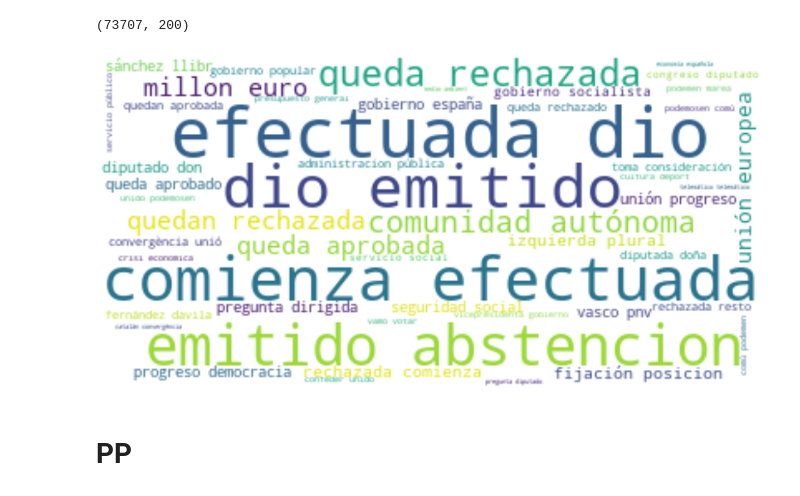
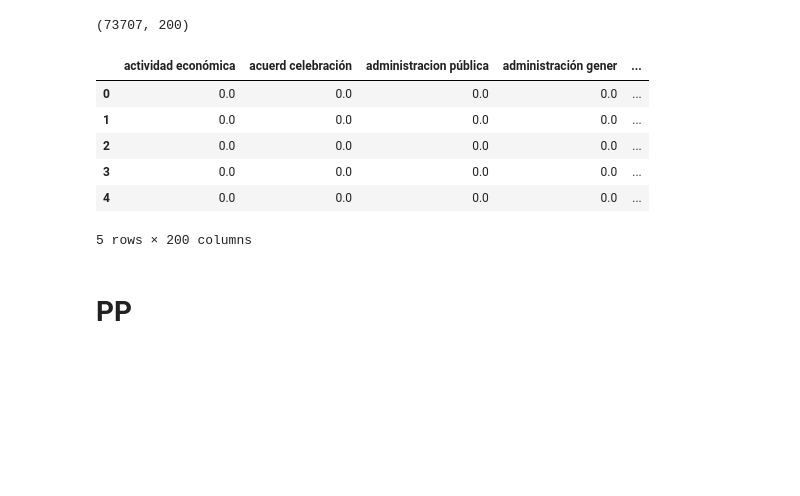
Before and after one commit to LCaravaggio/politext, a Jupyter notebook: Nuevas_Ideas_Politext.ipynb, the cells around one changed output. Drawn from its saved outputs; the diff is of its cells as text; code cells hidden in the pictures; blank space fills up the shorter version.

```diff
--- a/Nuevas_Ideas_Politext.ipynb
+++ b/Nuevas_Ideas_Politext.ipynb
@@ -67,7 +67,7 @@ See the caveats in the documentation: https://pandas.pydata.org/pandas-docs/stab
 # %%
 from sklearn.feature_extraction.text import TfidfVectorizer
 # %%
-tfidf=TfidfVectorizer(ngram_range=[2,2], max_features=200, stop_words=stopwords, max_df=0.99, min_df=0.001)
+tfidf=TfidfVectorizer(ngram_range=[2,2], max_features=200, stop_words=stopwords, max_df=0.95, min_df=0.001)
 # %%
 base['tokens']=base["tokens"].map(' '.join)
 # %%
@@ -86,11 +83,13 @@ Cloud = WordCloud(background_color="white", max_words=50).generate_from_frequenc
-# %%
-import matplotlib.pyplot as plt
-plt.figure(figsize=(20,10))
-plt.imshow(Cloud, interpolation='bilinear')
-plt.axis("off")
-plt.show()
-# %% [output]
-[figure, removed]
+# %%
+df.head()
+# %% [output]
+|  | actividad económica | acuerd celebración | administracion pública | administración gener | ... |
+| 0 | 0.0 | 0.0 | 0.0 | 0.0 | ... |
+| 1 | 0.0 | 0.0 | 0.0 | 0.0 | ... |
+| 2 | 0.0 | 0.0 | 0.0 | 0.0 | ... |
+| 3 | 0.0 | 0.0 | 0.0 | 0.0 | ... |
+| 4 | 0.0 | 0.0 | 0.0 | 0.0 | ... |
+5 rows × 200 columns
 # %% [markdown]
 # PP
 # %%
```
Also changed, not shown: parts of 9 cells of this notebook.
